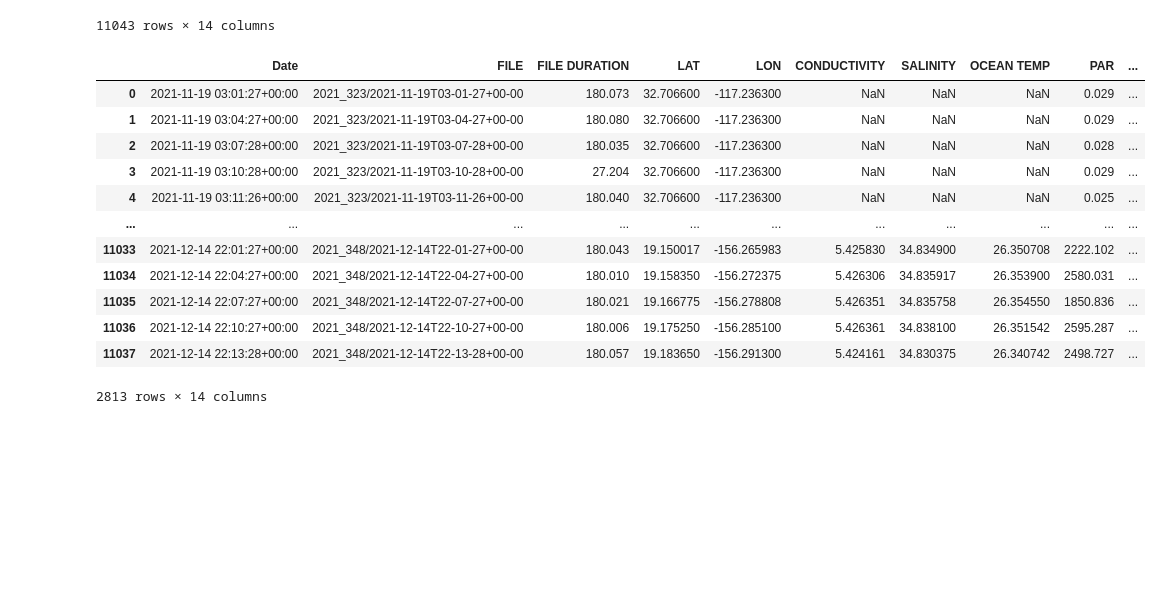
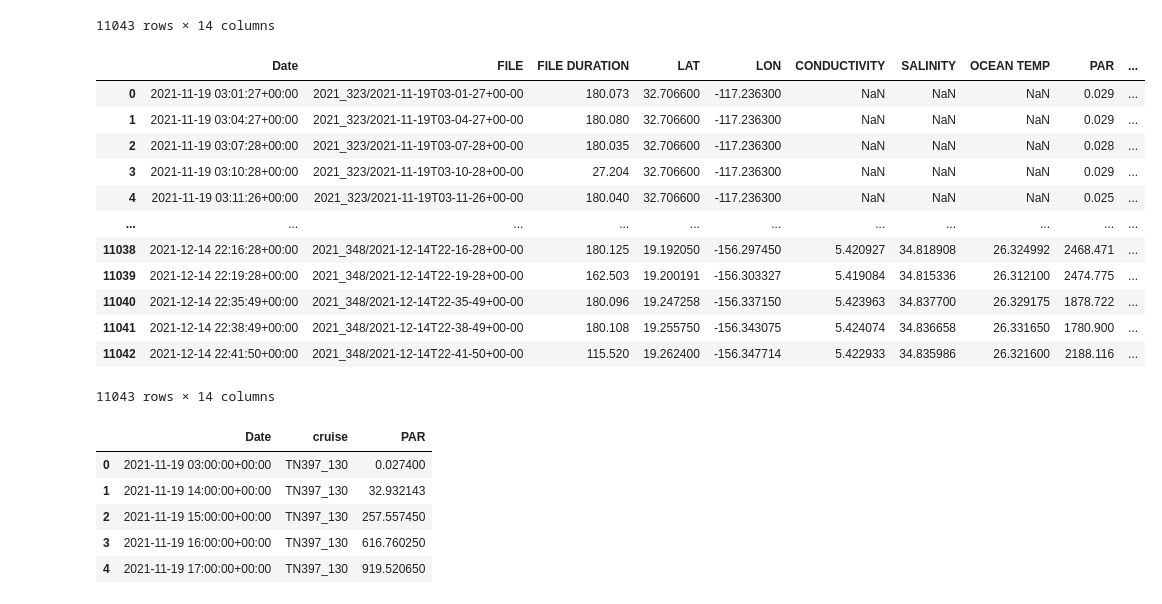
Before and after one commit to kpc02/SACNAS-2023-project, a Jupyter notebook: PAR_calib_python.ipynb, the cells around one changed output. Cells and saved outputs as stored; diff of their text form; code cells hidden in the pictures; blank space fills up the shorter version.

```diff
--- a/PAR_calib_python.ipynb
+++ b/PAR_calib_python.ipynb
@@ -123,18 +125,28 @@ df2.drop(columns = ['DATE'], inplace = True)
+# %%
+df2
+# %% [output]
+|  | Date | FILE | FILE DURATION | LAT | LON | CONDUCTIVITY | SALINITY | OCEAN TEMP | PAR | ... |
+| 0 | 2021-11-19 03:01:27+00:00 | 2021_323/2021-11-19T03-01-27+00-00 | 180.073 | 32.706600 | -117.236300 | NaN | NaN | NaN | 0.029 | ... |
+| 1 | 2021-11-19 03:04:27+00:00 | 2021_323/2021-11-19T03-04-27+00-00 | 180.080 | 32.706600 | -117.236300 | NaN | NaN | NaN | 0.029 | ... |
+| 2 | 2021-11-19 03:07:28+00:00 | 2021_323/2021-11-19T03-07-28+00-00 | 180.035 | 32.706600 | -117.236300 | NaN | NaN | NaN | 0.028 | ... |
+| 3 | 2021-11-19 03:10:28+00:00 | 2021_323/2021-11-19T03-10-28+00-00 | 27.204 | 32.706600 | -117.236300 | NaN | NaN | NaN | 0.029 | ... |
+| 4 | 2021-11-19 03:11:26+00:00 | 2021_323/2021-11-19T03-11-26+00-00 | 180.040 | 32.706600 | -117.236300 | NaN | NaN | NaN | 0.025 | ... |
+| ... | ... | ... | ... | ... | ... | ... | ... | ... | ... | ... |
+| 11038 | 2021-12-14 22:16:28+00:00 | 2021_348/2021-12-14T22-16-28+00-00 | 180.125 | 19.192050 | -156.297450 | 5.420927 | 34.818908 | 26.324992 | 2468.471 | ... |
+| 11039 | 2021-12-14 22:19:28+00:00 | 2021_348/2021-12-14T22-19-28+00-00 | 162.503 | 19.200191 | -156.303327 | 5.419084 | 34.815336 | 26.312100 | 2474.775 | ... |
+| 11040 | 2021-12-14 22:35:49+00:00 | 2021_348/2021-12-14T22-35-49+00-00 | 180.096 | 19.247258 | -156.337150 | 5.423963 | 34.837700 | 26.329175 | 1878.722 | ... |
+| 11041 | 2021-12-14 22:38:49+00:00 | 2021_348/2021-12-14T22-38-49+00-00 | 180.108 | 19.255750 | -156.343075 | 5.424074 | 34.836658 | 26.331650 | 1780.900 | ... |
+| 11042 | 2021-12-14 22:41:50+00:00 | 2021_348/2021-12-14T22-41-50+00-00 | 115.520 | 19.262400 | -156.347714 | 5.422933 | 34.835986 | 26.321600 | 2188.116 | ... |
+11043 rows × 14 columns
 # %%
-sfl_hourly = df2.groupby([pd.Grouper(key = 'Date', freq = 'H'), 'cruise']) # its not hourly, its still every 3 minutes WAH
+PAR = df2[df2.PAR.notnull()]
+sfl_hourly = df2.groupby([pd.Grouper(key = 'Date', freq = 'H'), 'cruise']).agg({'PAR': 'mean'}).reset_index()
 sfl_hourly.head()
 # goal here is to group cruise and date column and . agg mean par to get hourly par data
 # %% [output]
-|  | Date | FILE | FILE DURATION | LAT | LON | CONDUCTIVITY | SALINITY | OCEAN TEMP | PAR | ... |
-| 0 | 2021-11-19 03:01:27+00:00 | 2021_323/2021-11-19T03-01-27+00-00 | 180.073 | 32.706600 | -117.236300 | NaN | NaN | NaN | 0.029 | ... |
-| 1 | 2021-11-19 03:04:27+00:00 | 2021_323/2021-11-19T03-04-27+00-00 | 180.080 | 32.706600 | -117.236300 | NaN | NaN | NaN | 0.029 | ... |
-| 2 | 2021-11-19 03:07:28+00:00 | 2021_323/2021-11-19T03-07-28+00-00 | 180.035 | 32.706600 | -117.236300 | NaN | NaN | NaN | 0.028 | ... |
-| 3 | 2021-11-19 03:10:28+00:00 | 2021_323/2021-11-19T03-10-28+00-00 | 27.204 | 32.706600 | -117.236300 | NaN | NaN | NaN | 0.029 | ... |
-| 4 | 2021-11-19 03:11:26+00:00 | 2021_323/2021-11-19T03-11-26+00-00 | 180.040 | 32.706600 | -117.236300 | NaN | NaN | NaN | 0.025 | ... |
-| ... | ... | ... | ... | ... | ... | ... | ... | ... | ... | ... |
-| 11033 | 2021-12-14 22:01:27+00:00 | 2021_348/2021-12-14T22-01-27+00-00 | 180.043 | 19.150017 | -156.265983 | 5.425830 | 34.834900 | 26.350708 | 2222.102 | ... |
-| 11034 | 2021-12-14 22:04:27+00:00 | 2021_348/2021-12-14T22-04-27+00-00 | 180.010 | 19.158350 | -156.272375 | 5.426306 | 34.835917 | 26.353900 | 2580.031 | ... |
-| 11035 | 2021-12-14 22:07:27+00:00 | 2021_348/2021-12-14T22-07-27+00-00 | 180.021 | 19.166775 | -156.278808 | 5.426351 | 34.835758 | 26.354550 | 1850.836 | ... |
-| 11036 | 2021-12-14 22:10:27+00:00 | 2021_348/2021-12-14T22-10-27+00-00 | 180.006 | 19.175250 | -156.285100 | 5.426361 | 34.838100 | 26.351542 | 2595.287 | ... |
-| 11037 | 2021-12-14 22:13:28+00:00 | 2021_348/2021-12-14T22-13-28+00-00 | 180.057 | 19.183650 | -156.291300 | 5.424161 | 34.830375 | 26.340742 | 2498.727 | ... |
+|  | Date | cruise | PAR |
+| 0 | 2021-11-19 03:00:00+00:00 | TN397_130 | 0.027400 |
+| 1 | 2021-11-19 14:00:00+00:00 | TN397_130 | 32.932143 |
+| 2 | 2021-11-19 15:00:00+00:00 | TN397_130 | 257.557450 |
+| 3 | 2021-11-19 16:00:00+00:00 | TN397_130 | 616.760250 |
+| 4 | 2021-11-19 17:00:00+00:00 | TN397_130 | 919.520650 |
-2813 rows × 14 columns
```
Also changed, not shown: parts of 6 cells of this notebook.
